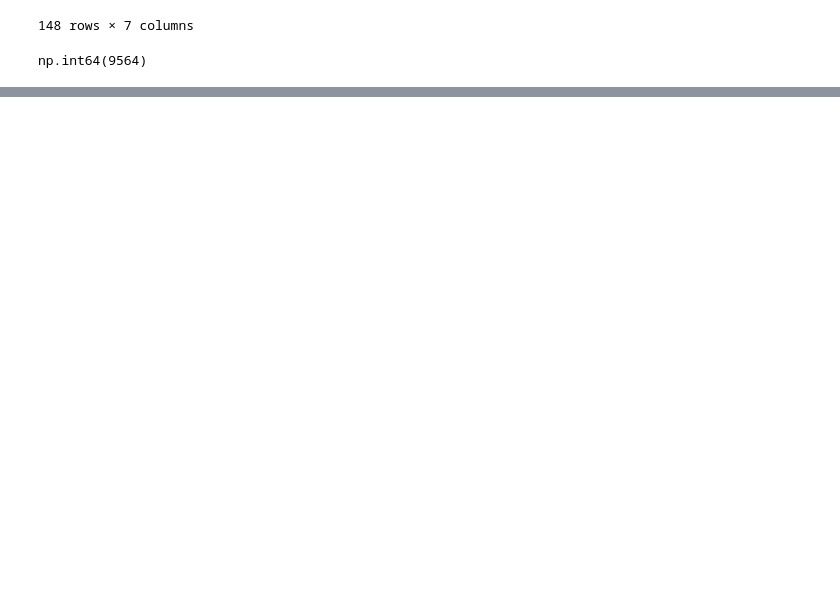
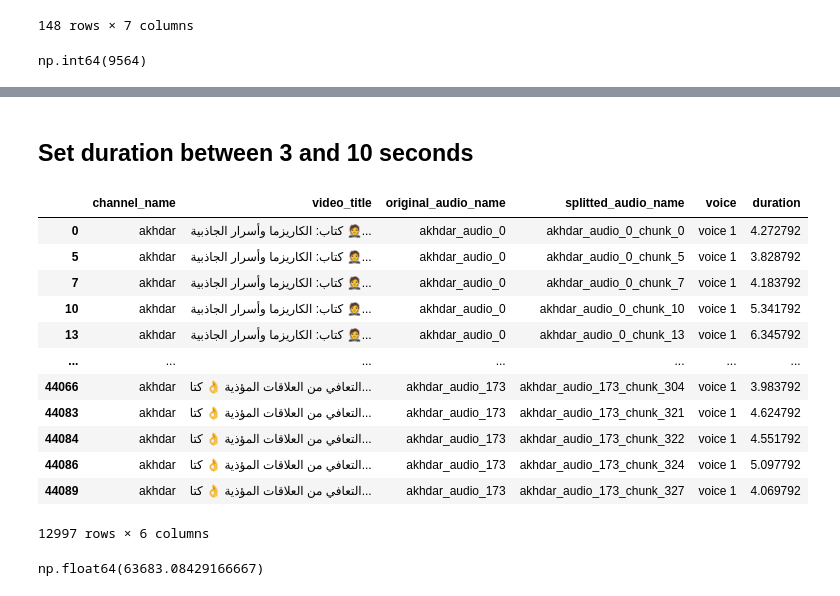
Before and after one commit to Mayyarkmp/Egyptian-Text-To-Speech, a Jupyter notebook: clean_data.ipynb, the cells around one changed output, grey strips where cells are left out. Cells and saved outputs as stored; diff of their text form; code cells hidden in the pictures; blank space fills up the shorter version.

```diff
--- a/clean_data.ipynb
+++ b/clean_data.ipynb
@@ -191,0 +312,24 @@ np.int64(9564)
+# %% [markdown]
+## Set duration between 3 and 10 seconds
+# %%
+df = df[(df['duration'] >= 3) & (df['duration'] <= 11)]
+df
+# %% [output]
+|  | channel_name | video_title | original_audio_name | splitted_audio_name | voice | duration |
+| 0 | akhdar | كتاب: الكاريزما وأسرار الجاذبية 🤵... | akhdar_audio_0 | akhdar_audio_0_chunk_0 | voice 1 | 4.272792 |
+| 5 | akhdar | كتاب: الكاريزما وأسرار الجاذبية 🤵... | akhdar_audio_0 | akhdar_audio_0_chunk_5 | voice 1 | 3.828792 |
+| 7 | akhdar | كتاب: الكاريزما وأسرار الجاذبية 🤵... | akhdar_audio_0 | akhdar_audio_0_chunk_7 | voice 1 | 4.183792 |
+| 10 | akhdar | كتاب: الكاريزما وأسرار الجاذبية 🤵... | akhdar_audio_0 | akhdar_audio_0_chunk_10 | voice 1 | 5.341792 |
+| 13 | akhdar | كتاب: الكاريزما وأسرار الجاذبية 🤵... | akhdar_audio_0 | akhdar_audio_0_chunk_13 | voice 1 | 6.345792 |
+| ... | ... | ... | ... | ... | ... | ... |
+| 44066 | akhdar | التعافي من العلاقات المؤذية 👌 كتا... | akhdar_audio_173 | akhdar_audio_173_chunk_304 | voice 1 | 3.983792 |
+| 44083 | akhdar | التعافي من العلاقات المؤذية 👌 كتا... | akhdar_audio_173 | akhdar_audio_173_chunk_321 | voice 1 | 4.624792 |
+| 44084 | akhdar | التعافي من العلاقات المؤذية 👌 كتا... | akhdar_audio_173 | akhdar_audio_173_chunk_322 | voice 1 | 4.551792 |
+| 44086 | akhdar | التعافي من العلاقات المؤذية 👌 كتا... | akhdar_audio_173 | akhdar_audio_173_chunk_324 | voice 1 | 5.097792 |
+| 44089 | akhdar | التعافي من العلاقات المؤذية 👌 كتا... | akhdar_audio_173 | akhdar_audio_173_chunk_327 | voice 1 | 4.069792 |
+12997 rows × 6 columns
+# %%
+total_duration = df['duration'].sum()
+total_duration
+# %% [output]
+np.float64(63683.08429166667)
```
Also changed, not shown: parts of 32 cells of this notebook, 13 other files.
